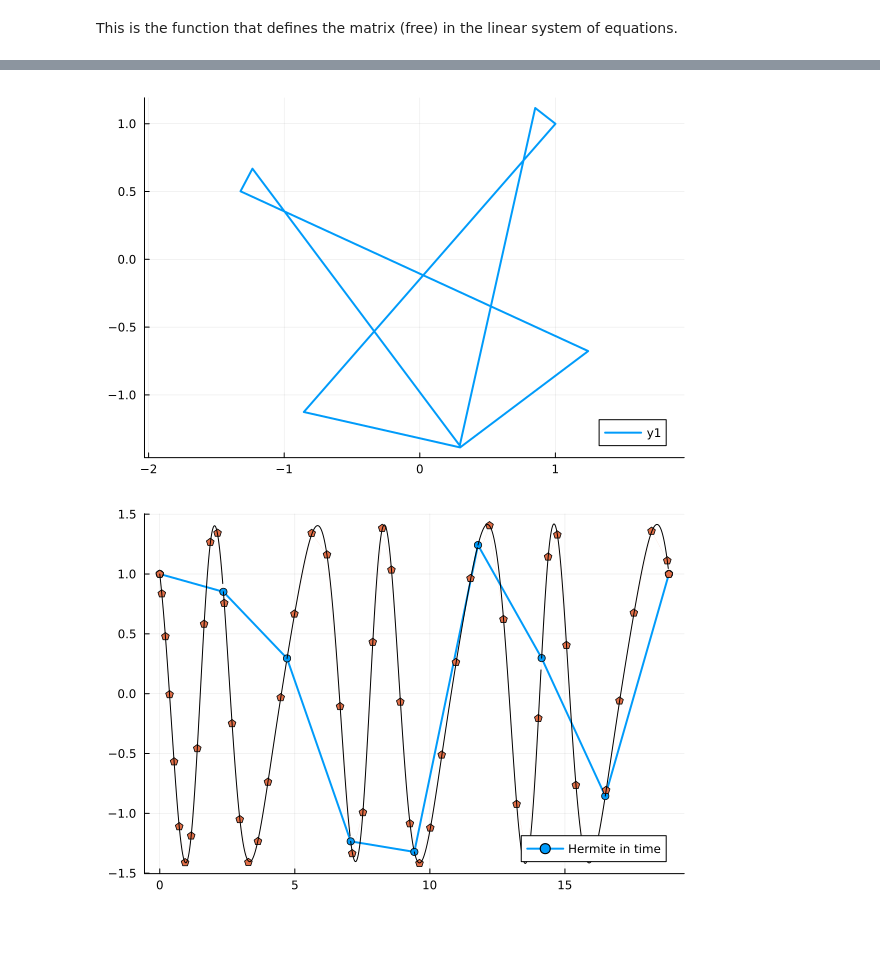
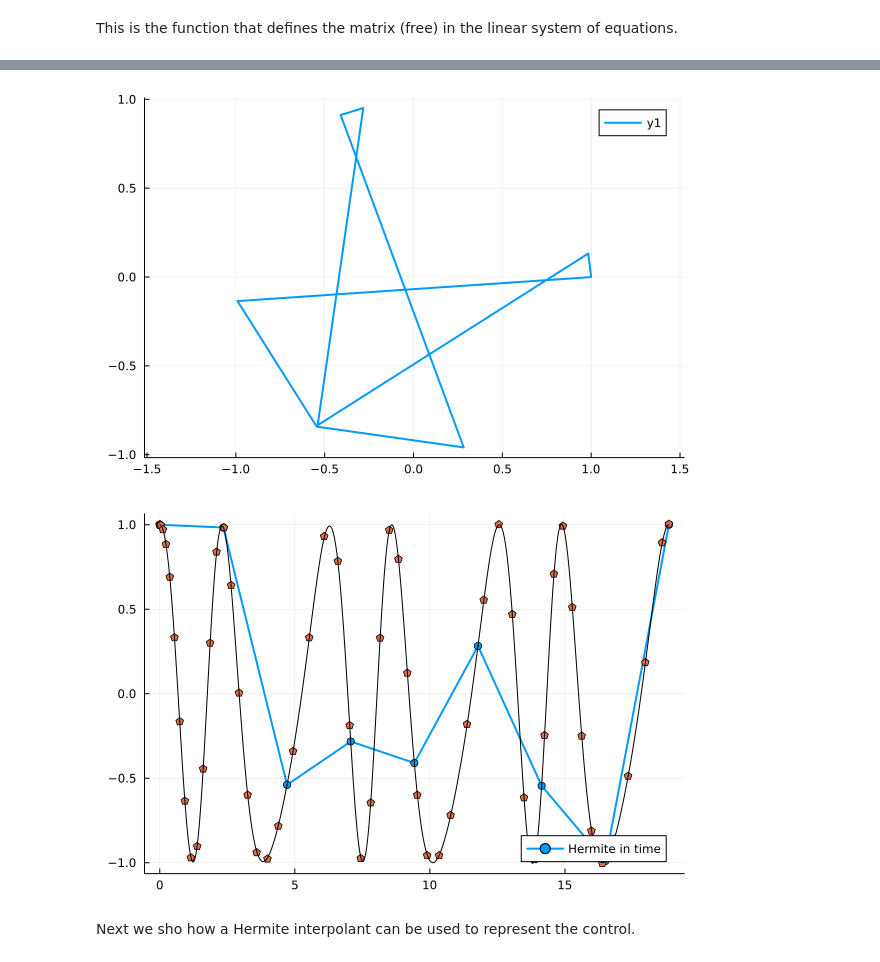
Before and after one commit to appelo/Chides.jl, a Jupyter notebook: examples/Hermite_in_Time_for_variable_coeff.ipynb, the cells around one changed output, grey strips where cells are left out. Drawn from its saved outputs; the diff is of its cells as text; code cells hidden in the pictures; blank space fills up the shorter version.

```diff
--- a/examples/Hermite_in_Time_for_variable_coeff.ipynb
+++ b/examples/Hermite_in_Time_for_variable_coeff.ipynb
@@ -95,7 +95,7 @@ tend = 6*pi
 nt = 8
 dt = tend/nt
 m = 8
-y0 = [1.0,1.0];
+y0 = [1.0,0.0];
 Y = zeros(length(y0),m+1,nt+1)
 T = LinRange(0,tend,nt+1)
 
@@ -145,4 +145,4 @@ plot(T,Y[:,1,:]',lw=2)
 # %%
 plot(Y[1,1,:],Y[2,1,:],lw=2,aspect_ratio = :equal )
 # %% [output]
-[figure, old version]
+[figure, new version]
@@ -162,6 +153,13 @@ xr = 1.0
 xc = 0.0
 icase = 0
 hermitemap!(Hmat,m,xl,xr,xc,icase)
+
+scale = zeros(Float64,2*(m+1),2*(m+1))
+df = 1.0
+for i = 0:2*m+1
+    scale[1+i,1+i] = df
+    df = df*dt
+end
 
 function evalhinterp(x,ucof)
     deg_p1 = length(ucof)
@@ -179,28 +177,31 @@ function rhside!(du, u, p, t)
     du[1] = -(2.0+sin(t))*u[2]
     du[2] =  (2.0+sin(t))*u[1]
 end
-u0 = [1.0; 1.0]
+u0 = [1.0; 0.0]
 tspan = (0.0, tend)
 prob = ODEProblem(rhside!, u0, tspan,A)
 sol = solve(prob);
 # %%
 neval = 101
 
 z = collect(LinRange(-0.5,0.5,neval))
-pop!(z)
 
 pl = plot(T,Y[1,1,:],lw=2,marker=:circle,label = "Hermite in time")
 plot!(pl,sol.t,sol[1,:],label=:none,plotdensity = 100,lw=0,marker=:p)
 ucof = zeros(2*m+2)
 ifield = 1
 for i = 1:nt
     u = zeros(Float64,m+1,2)
-    scaletaylorkind!(u,Y[ifield,:,i],Y[ifield,:,i+1],m,dt)
-    ucof .= reshape(u,(2*m+2,1))[:]
+    #scaletaylorkind!(u,Y[ifield,:,i],Y[ifield,:,i+1],m,dt)
+    #ucof .= reshape(u,(2*m+2,1))[:]
+    ucof[1:m+1] = scale[1:m+1,1:m+1]*Y[ifield,:,i]
+    ucof[m+2:2*m+2] = scale[1:m+1,1:m+1]*Y[ifield,:,i+1]
     uint = Hmat*ucof
     uplot = evalhinterp(z,uint)
     plot!(pl,T[i] .+ dt*(0.5 .+ z),uplot,color=:black,lw=1,label = :none)
 end
 display(pl)
 # %% [output]
-[figure, old version]
+[figure, new version]
+# %% [markdown]
+Next we sho how a Hermite interpolant can be used to represent the control.
```
Also changed, not shown: parts of 7 cells of this notebook, 1 other file.
